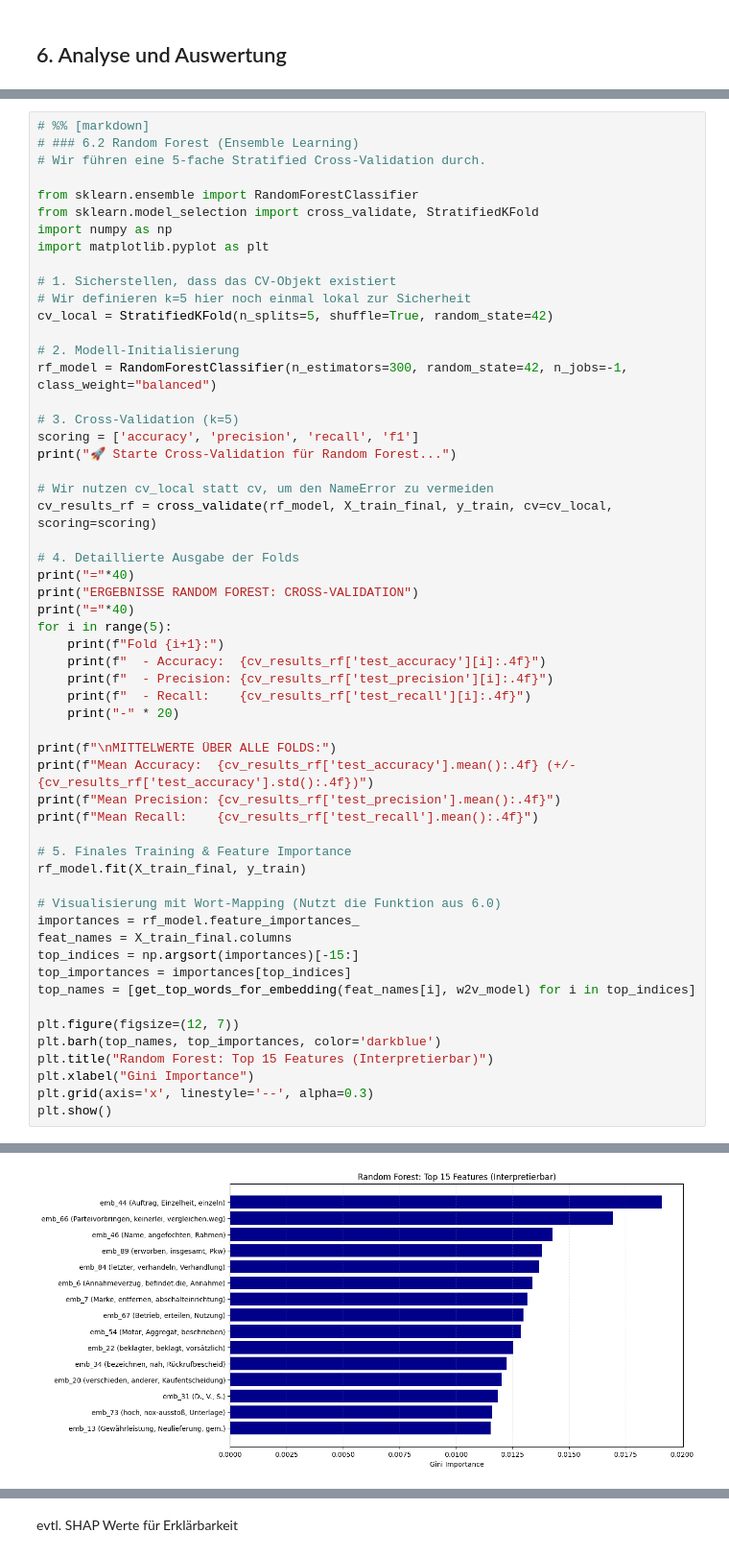
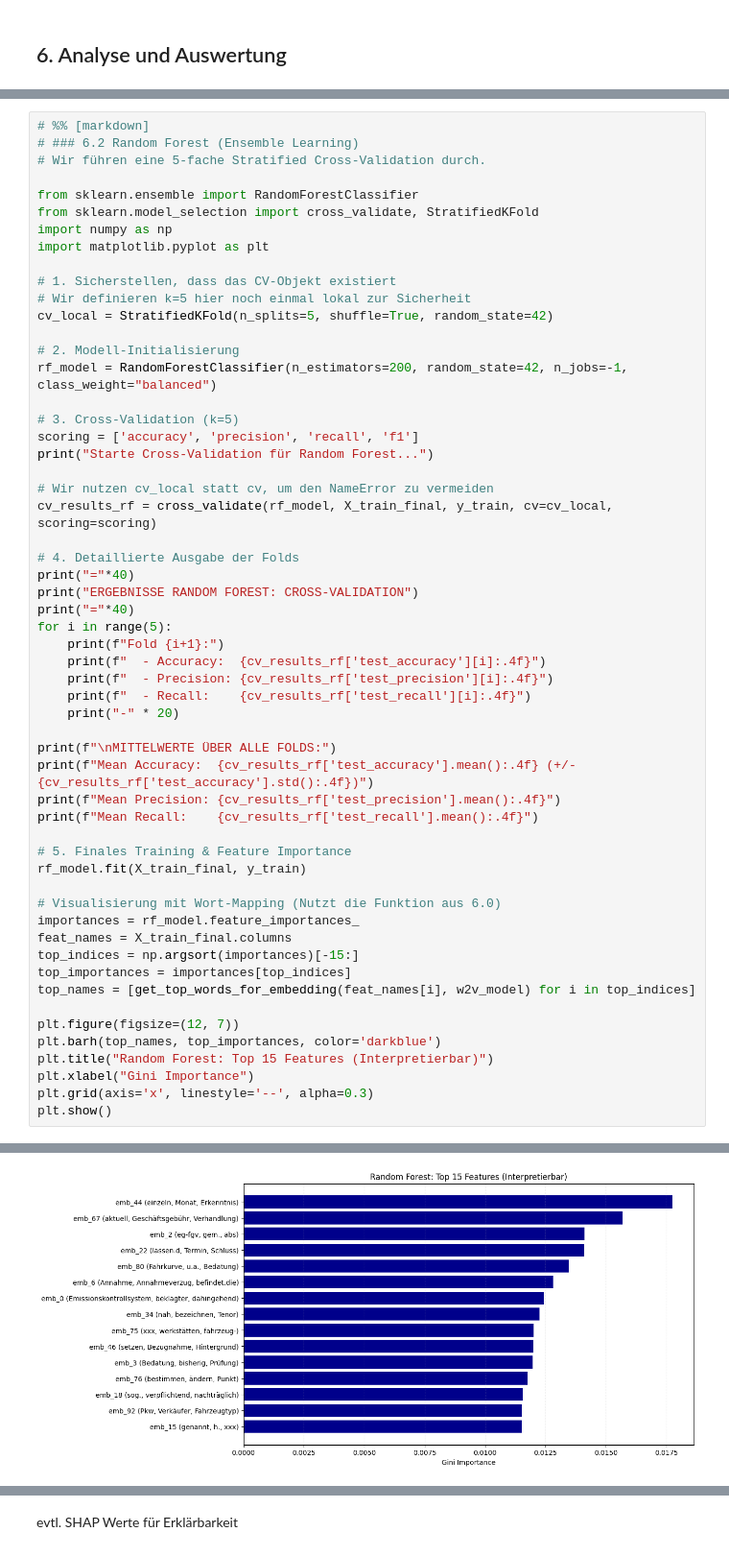
Before and after one commit to Theresa17/ds_law, a Jupyter notebook: backend/jupyter_notebook/analyse_final.ipynb, the cells around one changed output, grey strips where cells are left out. Shown at 96% size. Saved outputs shown, nothing was run; the diff lists cells and outputs as text.

```diff
--- a/backend/jupyter_notebook/analyse_final.ipynb
+++ b/backend/jupyter_notebook/analyse_final.ipynb
@@ -962,11 +953,11 @@ import matplotlib.pyplot as plt
 cv_local = StratifiedKFold(n_splits=5, shuffle=True, random_state=42)
 
 # 2. Modell-Initialisierung
-rf_model = RandomForestClassifier(n_estimators=300, random_state=42, n_jobs=-1, class_weight="balanced")
+rf_model = RandomForestClassifier(n_estimators=200, random_state=42, n_jobs=-1, class_weight="balanced")
 
 # 3. Cross-Validation (k=5)
 scoring = ['accuracy', 'precision', 'recall', 'f1']
-print("🚀 Starte Cross-Validation für Random Forest...")
+print("Starte Cross-Validation für Random Forest...")
 
 # Wir nutzen cv_local statt cv, um den NameError zu vermeiden
 cv_results_rf = cross_validate(rf_model, X_train_final, y_train, cv=cv_local, scoring=scoring)
@@ -1024,2 +1015,2 @@ Mean Recall:    0.6881
-[figure, old version]
+[figure, new version]
 # %% [markdown]
```
Also changed, not shown: parts of 28 cells of this notebook.
